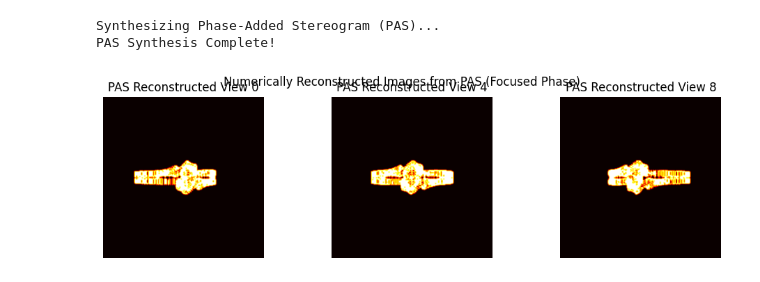
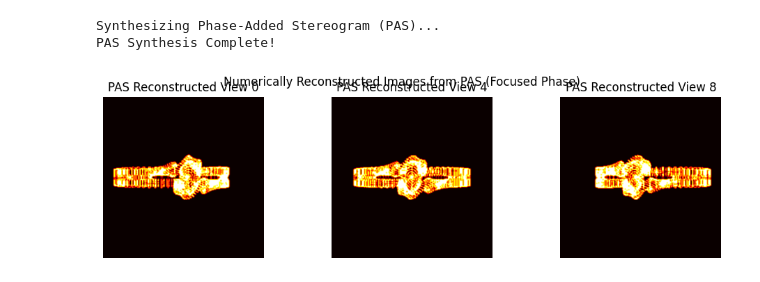
Before and after one commit to sota-it/point-source-method, a Jupyter notebook: PAS.ipynb, the cells around one changed output. Drawn from its saved outputs; the diff is of its cells as text; code cells hidden in the pictures.

```diff
--- a/PAS.ipynb
+++ b/PAS.ipynb
@@ -43,7 +47,7 @@ def load_obj_vertices(file_path):
     # カメラの画角にフィットするようサイズ正規化 (半径約 30mm の空間に収める)
     max_bound = np.max(np.abs(vertices))
     if max_bound > 0:
-        vertices = (vertices / max_bound) * 30.0
+        vertices = (vertices / max_bound) * 40.0
     return vertices
 
 def generate_pas_fields_from_obj(file_path, n_views, resolution):
@@ -123,31 +127,31 @@ for v_idx in range(N_views):
 
     # 参照光との干渉
     fringe = U_object * np.conj(Reference_Wave)
 
     start_col = v_idx * res
     end_col = start_col + res
     pas_hologram[:, start_col:end_col] = fringe
 
 print("PAS Synthesis Complete!")
 
 # ==========================================
 # 4. 数値的再生シミュレーション
 # ==========================================
 plt.figure(figsize=(12, 3))
 for i, v_idx in enumerate([0, N_views//2, N_views-1]):
     start_col = v_idx * res
     hogol_part = pas_hologram[:, start_col:start_col+res]
 
     reconstructed_complex = np.fft.ifft2(np.fft.ifftshift(hogol_part * Reference_Wave))
     reconstructed_intensity = np.abs(reconstructed_complex)**2
 
     plt.subplot(1, 3, i+1)
     plt.imshow(reconstructed_intensity, cmap='hot')
     plt.title(f"PAS Reconstructed View {v_idx}")
     plt.axis('off')
 plt.suptitle("Numerically Reconstructed Images from PAS (Focused Phase)")
 plt.show()
 # %% [output]
 Synthesizing Phase-Added Stereogram (PAS)...
 PAS Synthesis Complete!
-[figure, old version]
+[figure, new version]
```
Also changed, not shown: parts of 1 cell of this notebook.
